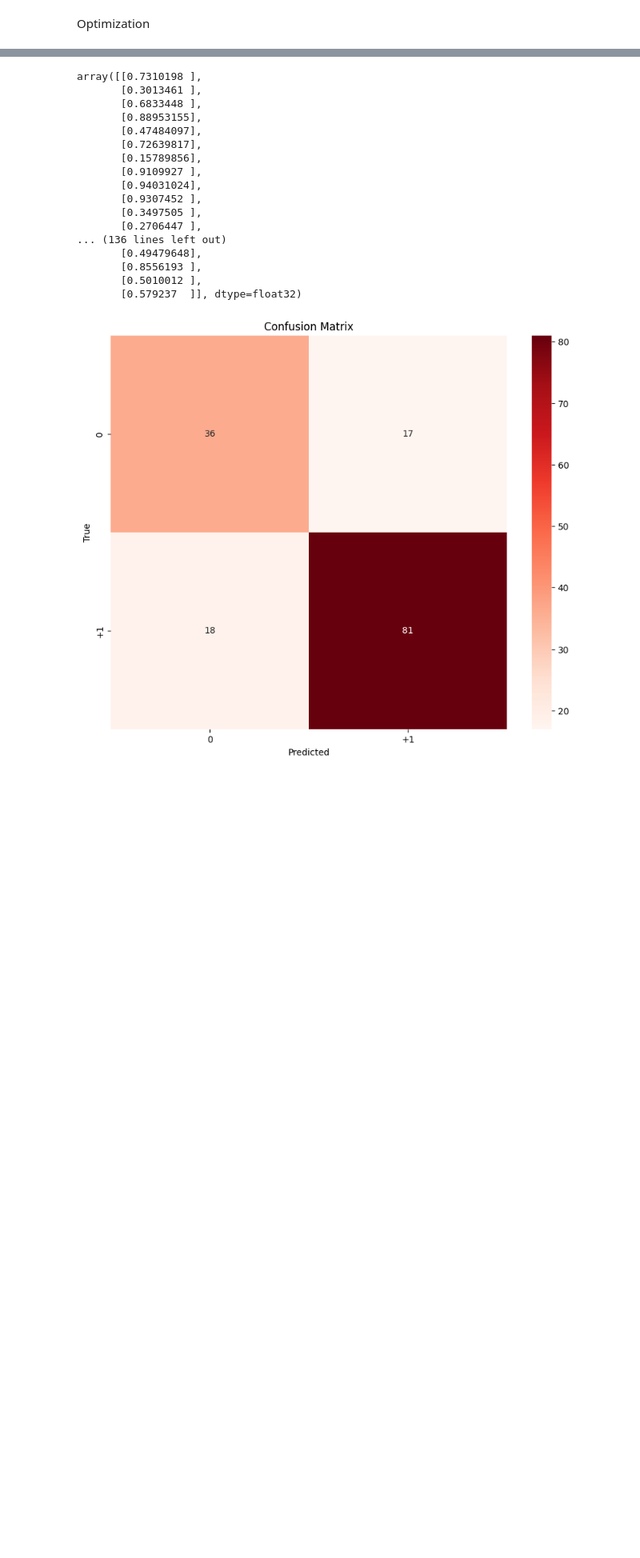
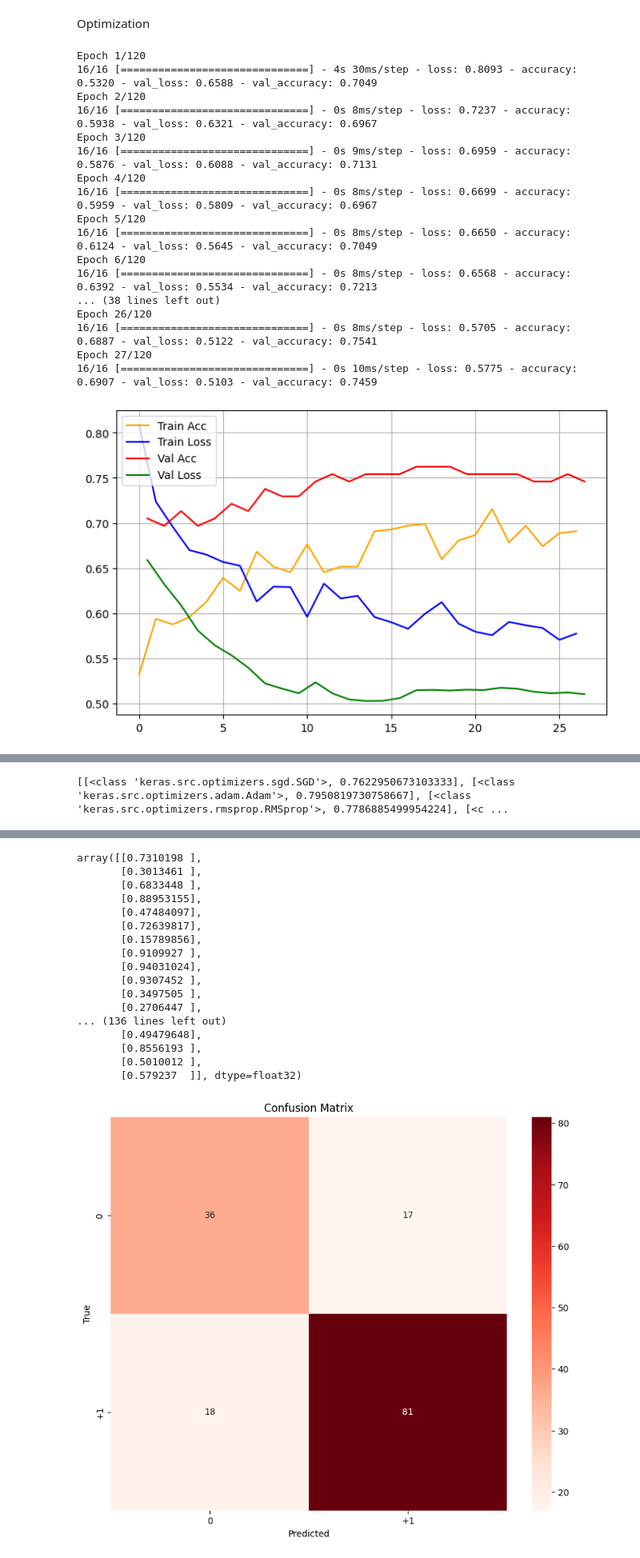
Before and after one commit to Joizra/Multilayer-Perceptron, a Jupyter notebook: A_1.ipynb, the cells around one changed output, grey strips where cells are left out. Shown at 80% size. Drawn from its saved outputs; the diff is of its cells as text; code cells hidden in the pictures; blank space fills up the shorter version.

```diff
--- a/A_1.ipynb
+++ b/A_1.ipynb
@@ -490,0 +503,64 @@ Optimization
+# %%
+
+def tune_hyperparamiter(epochs,batchsize,optimizer, learningrate):
+    # Compile the model
+    from tensorflow.keras.callbacks import EarlyStopping, ModelCheckpoint
+    model.compile(optimizer=optimizer(learningrate),
+              loss='binary_crossentropy',
+              metrics=['accuracy'])
+
+    # Define early stopping & model checkpointing
+    early_stopping = EarlyStopping(monitor='val_accuracy', patience=10, restore_best_weights=True)
+
+    history = model.fit(X, y,
+                    epochs=epochs,
+                    batch_size=batchsize,          # Using mini-batch gradient descent
+                    validation_data=(X_val, y_val),
+                    callbacks=[early_stopping],
+                    verbose=1)
+
+
+    max_val_acc = np.max(history.history['val_accuracy'])
+
+    return(max_val_acc, history, model)
+# %%
+def plot_history(history):
+    # Plot the results (shifting validation curves appropriately)
+    plt.figure(figsize=(8,5))
+    n = len(history.history['accuracy'])
+    plt.plot(np.arange(0,n),history.history['accuracy'], color='orange')
+    plt.plot(np.arange(0,n),history.history['loss'],'b')
+    plt.plot(np.arange(0,n)+0.5,history.history['val_accuracy'],'r')  # offset both validation curves
+    plt.plot(np.arange(0,n)+0.5,history.history['val_loss'],'g')
+    plt.legend(['Train Acc','Train Loss','Val Acc','Val Loss'])
+    plt.grid(True)
+    plt.show()
+# %%
+#Optimizers
+res=[]
+optimizer= [[keras.optimizers.SGD,0.01], [keras.optimizers.Adam,0.01],[keras.optimizers.RMSprop, 0.01], [keras.optimizers.Nadam, 0.01]]
+for optimizer,lr in optimizer:
+    valacc, history, model = tune_hyperparamiter(epochs,batchsize,optimizer, learningrate)
+    plot_history(history)
+    res += [[optimizer, valacc]]
+
+print(res)
+# %% [output]
+Epoch 1/120
+16/16 [==============================] - 4s 30ms/step - loss: 0.8093 - accuracy: 0.5320 - val_loss: 0.6588 - val_accuracy: 0.7049
+Epoch 2/120
+16/16 [==============================] - 0s 8ms/step - loss: 0.7237 - accuracy: 0.5938 - val_loss: 0.6321 - val_accuracy: 0.6967
+Epoch 3/120
+16/16 [==============================] - 0s 9ms/step - loss: 0.6959 - accuracy: 0.5876 - val_loss: 0.6088 - val_accuracy: 0.7131
+Epoch 4/120
+16/16 [==============================] - 0s 8ms/step - loss: 0.6699 - accuracy: 0.5959 - val_loss: 0.5809 - val_accuracy: 0.6967
+Epoch 5/120
+16/16 [==============================] - 0s 8ms/step - loss: 0.6650 - accuracy: 0.6124 - val_loss: 0.5645 - val_accuracy: 0.7049
+Epoch 6/120
+16/16 [==============================] - 0s 8ms/step - loss: 0.6568 - accuracy: 0.6392 - val_loss: 0.5534 - val_accuracy: 0.7213
+... (38 lines left out)
+Epoch 26/120
+16/16 [==============================] - 0s 8ms/step - loss: 0.5705 - accuracy: 0.6887 - val_loss: 0.5122 - val_accuracy: 0.7541
+Epoch 27/120
+16/16 [==============================] - 0s 10ms/step - loss: 0.5775 - accuracy: 0.6907 - val_loss: 0.5103 - val_accuracy: 0.7459
+[figure, added]
@@ -490,0 +621 @@ Optimization
+[[<class 'keras.src.optimizers.sgd.SGD'>, 0.7622950673103333], [<class 'keras.src.optimizers.adam.Adam'>, 0.7950819730758667], [<class 'keras.src.optimizers.rmsprop.RMSprop'>, 0.7786885499954224], [<c ...
```
Also changed, not shown: parts of 10 cells of this notebook, 1 other file.
